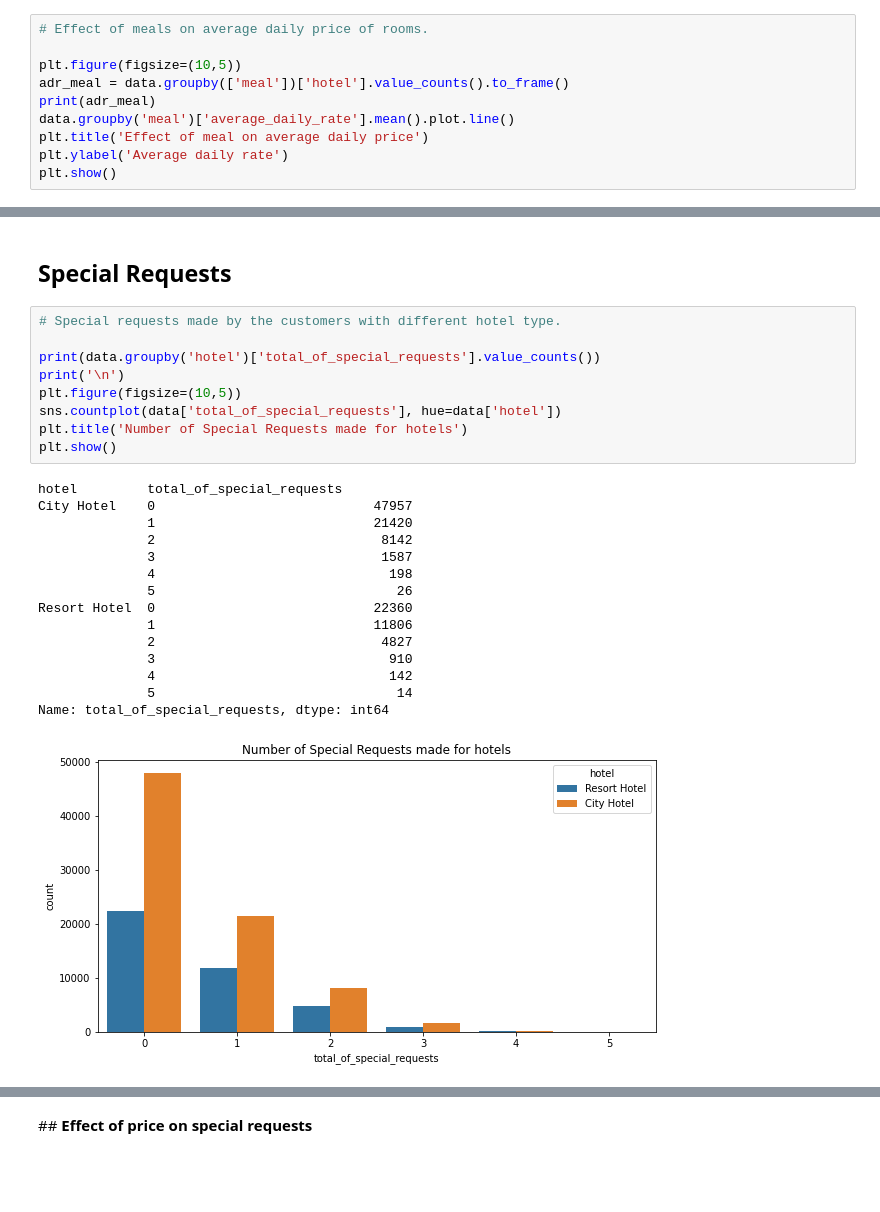
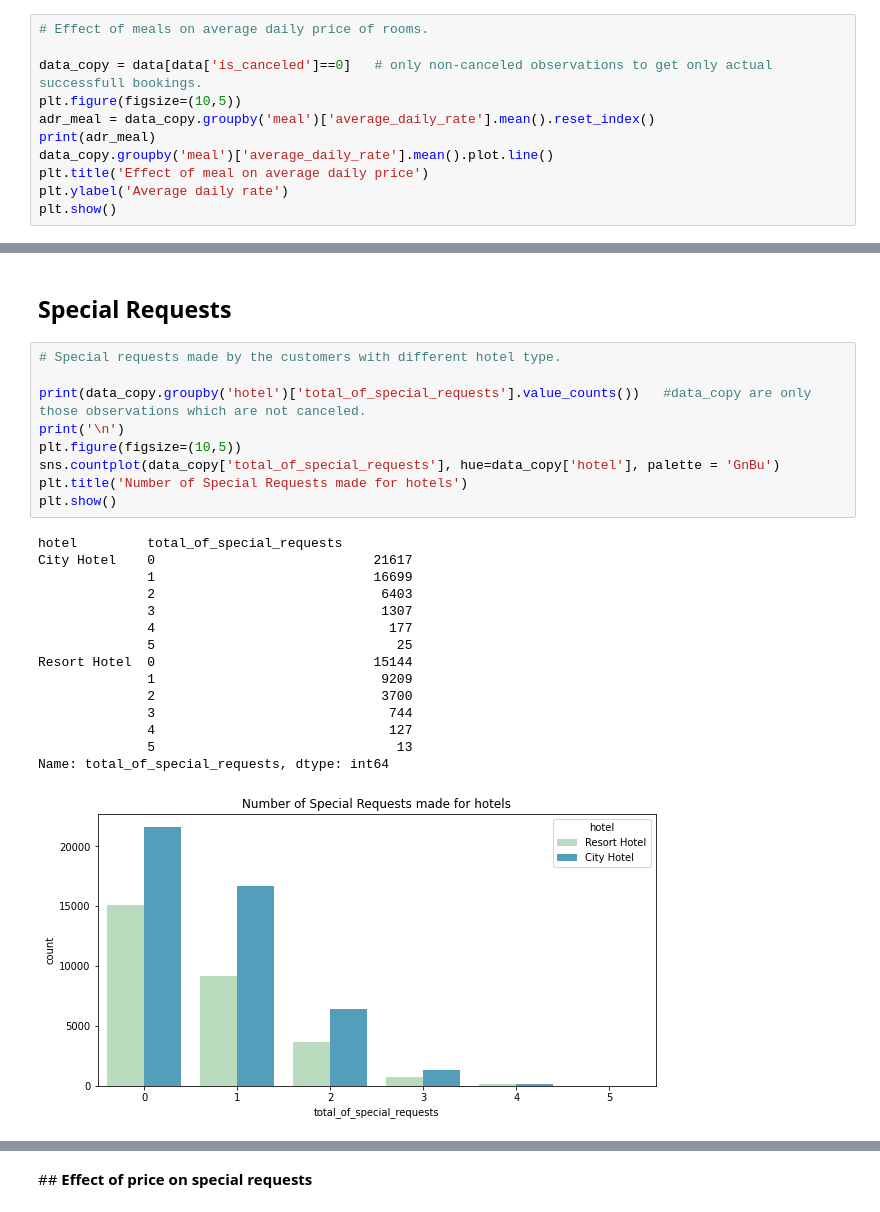
Before and after one commit to PriyankaSejwal/Hotel-Booking-Analysis, a Jupyter notebook: Priyanka_Rimo_CapstoneProject_Hotel_Booking_Analysis_Capstone_Project.ipynb, the cells around one changed output, grey strips where cells are left out. Cells and saved outputs as stored; diff of their text form; blank space fills up the shorter version.

```diff
--- a/Priyanka_Rimo_CapstoneProject_Hotel_Booking_Analysis_Capstone_Project.ipynb
+++ b/Priyanka_Rimo_CapstoneProject_Hotel_Booking_Analysis_Capstone_Project.ipynb
@@ -901,10 +980,11 @@ Name: meal, dtype: int64
 # %%
 # Effect of meals on average daily price of rooms.
 
+data_copy = data[data['is_canceled']==0]   # only non-canceled observations to get only actual successfull bookings.
 plt.figure(figsize=(10,5))
-adr_meal = data.groupby(['meal'])['hotel'].value_counts().to_frame()
+adr_meal = data_copy.groupby('meal')['average_daily_rate'].mean().reset_index()
 print(adr_meal)
-data.groupby('meal')['average_daily_rate'].mean().plot.line()
+data_copy.groupby('meal')['average_daily_rate'].mean().plot.line()
 plt.title('Effect of meal on average daily price')
 plt.ylabel('Average daily rate')
 plt.show()
@@ -932,27 +1007,27 @@ Undefined Resort Hotel   1169
 # %%
 # Special requests made by the customers with different hotel type.
 
-print(data.groupby('hotel')['total_of_special_requests'].value_counts())
+print(data_copy.groupby('hotel')['total_of_special_requests'].value_counts())   #data_copy are only those observations which are not canceled.
 print('\n')
 plt.figure(figsize=(10,5))
-sns.countplot(data['total_of_special_requests'], hue=data['hotel'])
+sns.countplot(data_copy['total_of_special_requests'], hue=data_copy['hotel'], palette = 'GnBu')
 plt.title('Number of Special Requests made for hotels')
 plt.show()
 # %% [output]
 hotel         total_of_special_requests
-City Hotel    0                            47957
-              1                            21420
-              2                             8142
-              3                             1587
-              4                              198
-              5                               26
-Resort Hotel  0                            22360
-              1                            11806
-              2                             4827
-              3                              910
-              4                              142
-              5                               14
+City Hotel    0                            21617
+              1                            16699
+              2                             6403
+              3                             1307
+              4                              177
+              5                               25
+Resort Hotel  0                            15144
+              1                             9209
+              2                             3700
+              3                              744
+              4                              127
+              5                               13
 Name: total_of_special_requests, dtype: int64
-[figure, old version]
+[figure, new version]
 # %% [markdown]
 ### <b> Observations:</b>
```
Also changed, not shown: parts of 16 cells of this notebook.
